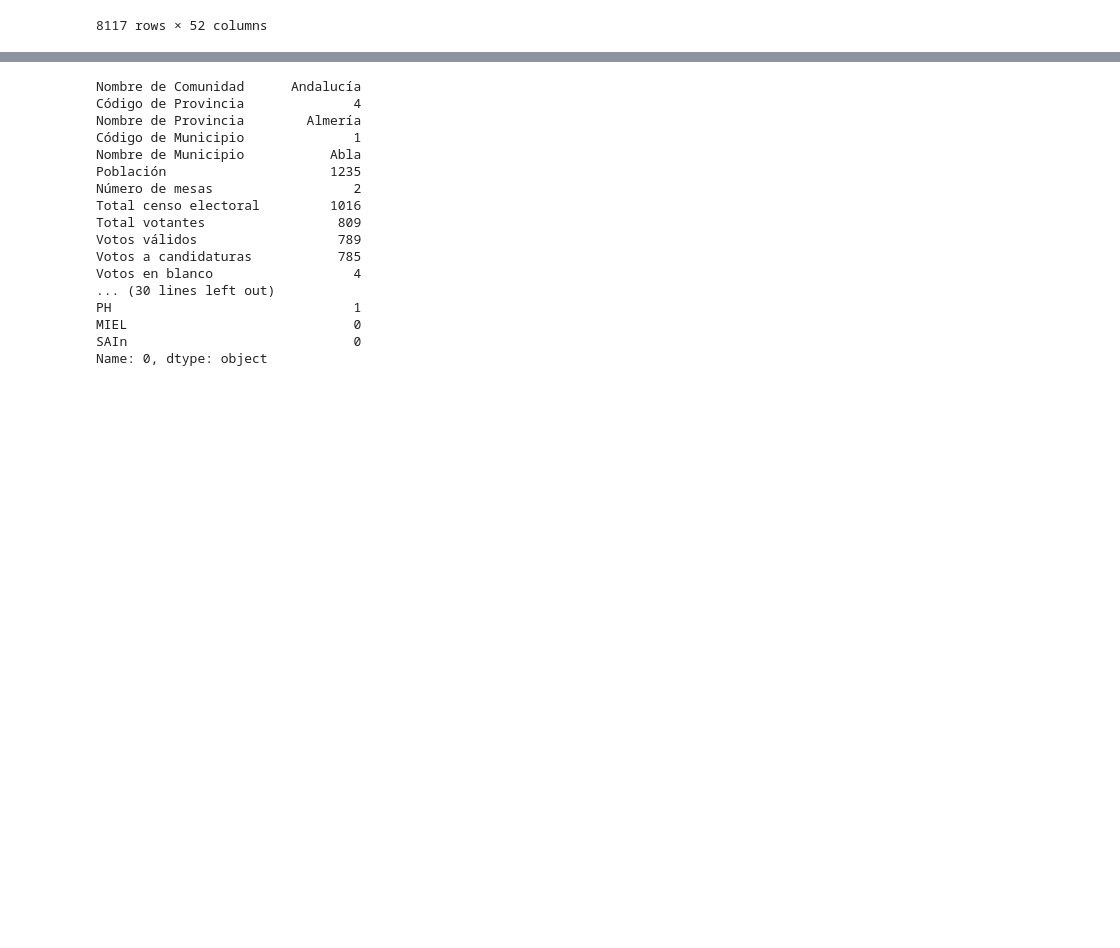
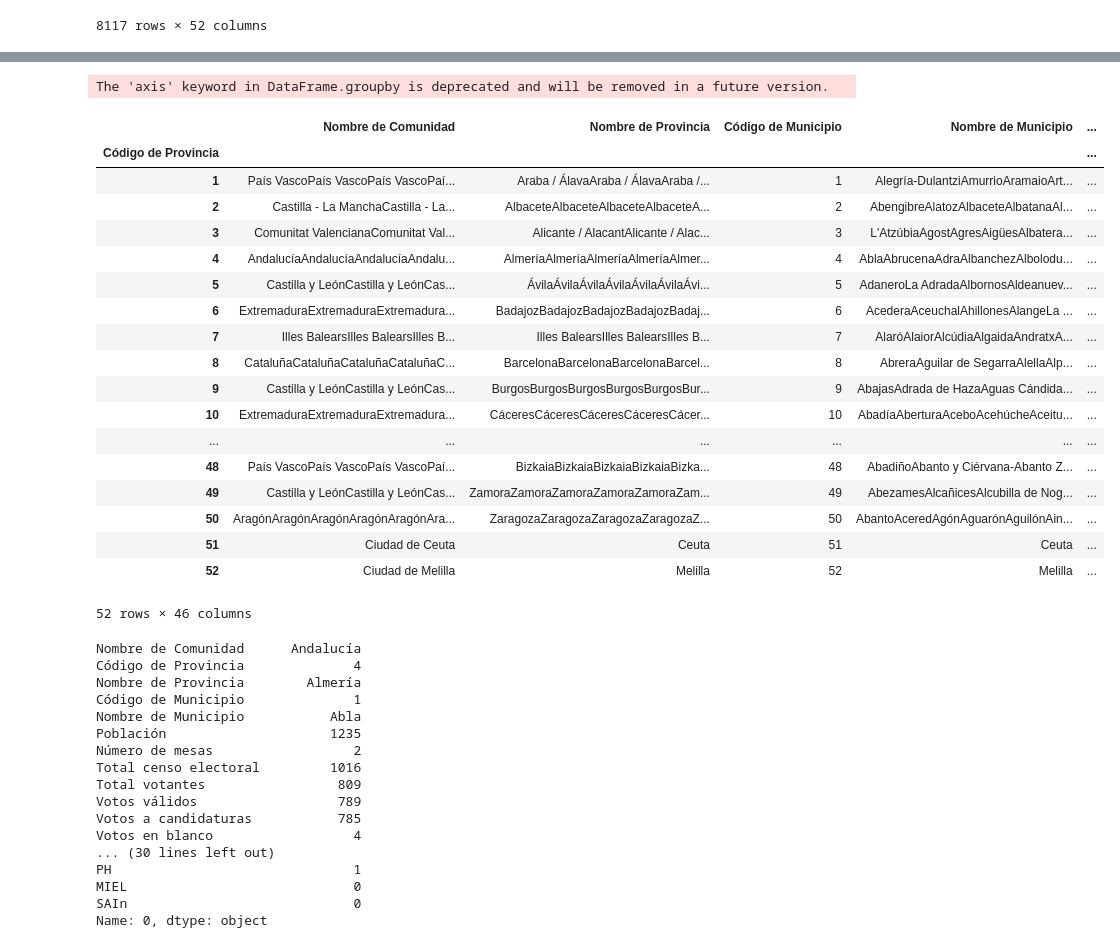
Before and after one commit to UnaiFam/PROYECTO-EUROPA, a Jupyter notebook: pruebas de csv a nacional.ipynb, the cells around one changed output, grey strips where cells are left out. Saved outputs shown, nothing was run; the diff lists cells and outputs as text; code cells hidden in the pictures; blank space fills up the shorter version.

```diff
--- a/pruebas de csv a nacional.ipynb
+++ b/pruebas de csv a nacional.ipynb
@@ -291,4 +295,29 @@ The 'axis' keyword in DataFrame.groupby is deprecated and will be removed in a f
 52 rows × 51 columns
+# %%
+df2024_agrupado=df2024.groupby("Código de Provincia", axis=0, ).sum()
+df2024_agrupado["Código de Municipio"]=Tabla_referencia.index
+df2024_agrupado
+# %% [output]
+The 'axis' keyword in DataFrame.groupby is deprecated and will be removed in a future version.
+|  | Nombre de Comunidad | Nombre de Provincia | Código de Municipio | Nombre de Municipio | ... |
+| Código de Provincia |  |  |  |  | ... |
+| 1 | País VascoPaís VascoPaís VascoPaí... | Araba / ÁlavaAraba / ÁlavaAraba /... | 1 | Alegría-DulantziAmurrioAramaioArt... | ... |
+| 2 | Castilla - La ManchaCastilla - La... | AlbaceteAlbaceteAlbaceteAlbaceteA... | 2 | AbengibreAlatozAlbaceteAlbatanaAl... | ... |
+| 3 | Comunitat ValencianaComunitat Val... | Alicante / AlacantAlicante / Alac... | 3 | L'AtzúbiaAgostAgresAigüesAlbatera... | ... |
+| 4 | AndalucíaAndalucíaAndalucíaAndalu... | AlmeríaAlmeríaAlmeríaAlmeríaAlmer... | 4 | AblaAbrucenaAdraAlbanchezAlbolodu... | ... |
+| 5 | Castilla y LeónCastilla y LeónCas... | ÁvilaÁvilaÁvilaÁvilaÁvilaÁvilaÁvi... | 5 | AdaneroLa AdradaAlbornosAldeanuev... | ... |
+| 6 | ExtremaduraExtremaduraExtremadura... | BadajozBadajozBadajozBadajozBadaj... | 6 | AcederaAceuchalAhillonesAlangeLa ... | ... |
+| 7 | Illes BalearsIlles BalearsIlles B... | Illes BalearsIlles BalearsIlles B... | 7 | AlaróAlaiorAlcúdiaAlgaidaAndratxA... | ... |
+| 8 | CataluñaCataluñaCataluñaCataluñaC... | BarcelonaBarcelonaBarcelonaBarcel... | 8 | AbreraAguilar de SegarraAlellaAlp... | ... |
+| 9 | Castilla y LeónCastilla y LeónCas... | BurgosBurgosBurgosBurgosBurgosBur... | 9 | AbajasAdrada de HazaAguas Cándida... | ... |
+| 10 | ExtremaduraExtremaduraExtremadura... | CáceresCáceresCáceresCáceresCácer... | 10 | AbadíaAberturaAceboAcehúcheAceitu... | ... |
+| ... | ... | ... | ... | ... | ... |
+| 48 | País VascoPaís VascoPaís VascoPaí... | BizkaiaBizkaiaBizkaiaBizkaiaBizka... | 48 | AbadiñoAbanto y Ciérvana-Abanto Z... | ... |
+| 49 | Castilla y LeónCastilla y LeónCas... | ZamoraZamoraZamoraZamoraZamoraZam... | 49 | AbezamesAlcañicesAlcubilla de Nog... | ... |
+| 50 | AragónAragónAragónAragónAragónAra... | ZaragozaZaragozaZaragozaZaragozaZ... | 50 | AbantoAceredAgónAguarónAguilónAin... | ... |
+| 51 | Ciudad de Ceuta | Ceuta | 51 | Ceuta | ... |
+| 52 | Ciudad de Melilla | Melilla | 52 | Melilla | ... |
+52 rows × 46 columns
 # %%
 
 df2019.iloc[0]
```
Also changed, not shown: parts of 4 cells of this notebook.
